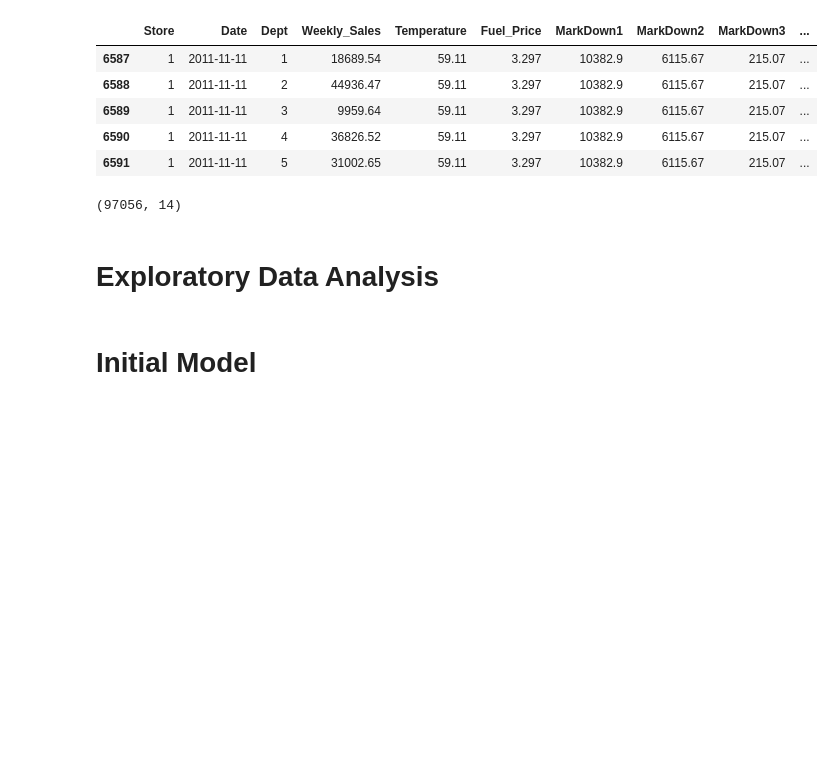
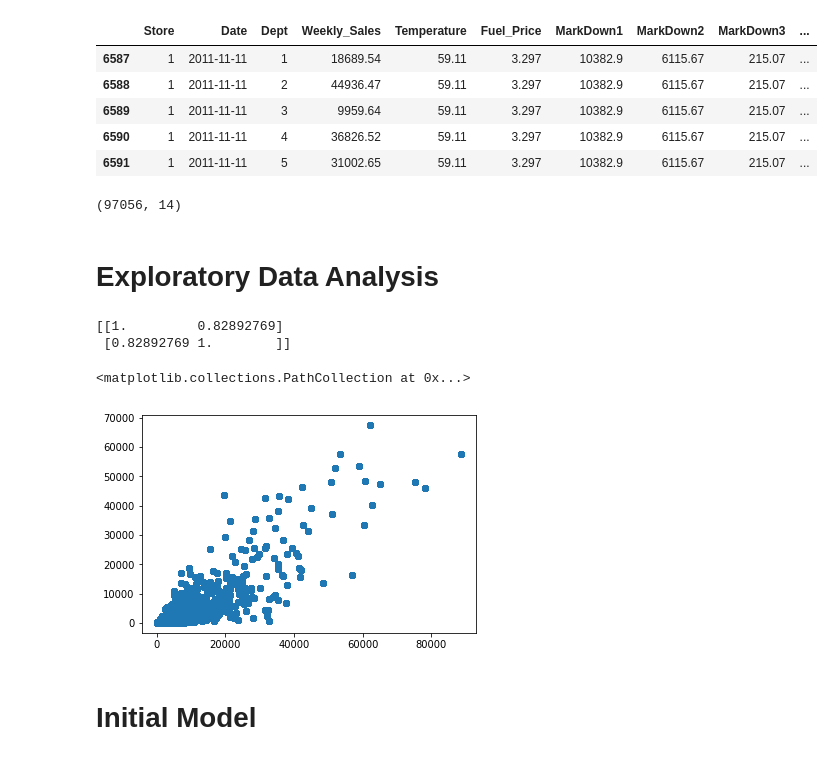
Before and after one commit to xTonyx/midterm-walmart, a Jupyter notebook: index.ipynb, the cells around one changed output. Drawn from its saved outputs; the diff is of its cells as text; code cells hidden in the pictures; blank space fills up the shorter version.

```diff
--- a/index.ipynb
+++ b/index.ipynb
@@ -92,10 +93,10 @@ final.head()
 | 6589 | 1 | 2011-11-11 | 3 | 9959.64 | 59.11 | 3.297 | 10382.9 | 6115.67 | 215.07 | ... |
 | 6590 | 1 | 2011-11-11 | 4 | 36826.52 | 59.11 | 3.297 | 10382.9 | 6115.67 | 215.07 | ... |
 | 6591 | 1 | 2011-11-11 | 5 | 31002.65 | 59.11 | 3.297 | 10382.9 | 6115.67 | 215.07 | ... |
-# %%
-final.shape
-# %% [output]
-(97056, 14)
+# %%
+final.shape# want to check how many rows and columns there are
+# %% [output]
+(97056, 14)
 # %% [markdown]
 # Exploratory Data Analysis
 # %%
@@ -103,7 +105,12 @@ final.shape
 # %%
-#x , y = final.MarkDown1, final.MarkDown4
-#print(np.corrcoef(x,y))
-#plt.scatter(x,y)
+x , y = final.MarkDown1, final.MarkDown4
+print(np.corrcoef(x,y))
+plt.scatter(x,y)
+# %% [output]
+[[1.         0.82892769]
+ [0.82892769 1.        ]]
+<matplotlib.collections.PathCollection at 0x...>
+[figure, added]
 # %%
 #x , y = final.Weekly_Sales, final.CPI
 #print(np.corrcoef(x,y))
```
Also changed, not shown: parts of 20 cells of this notebook.
